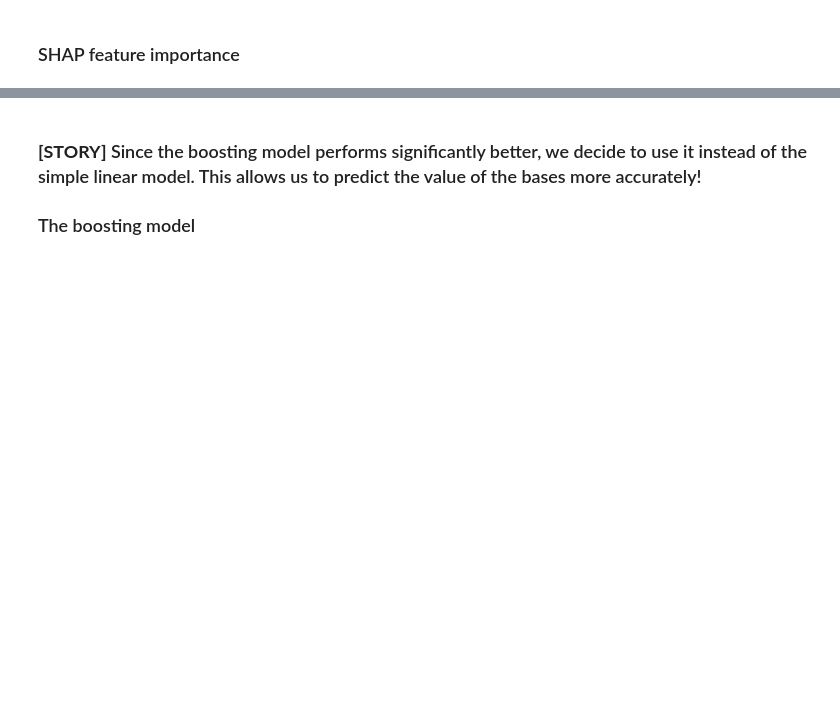
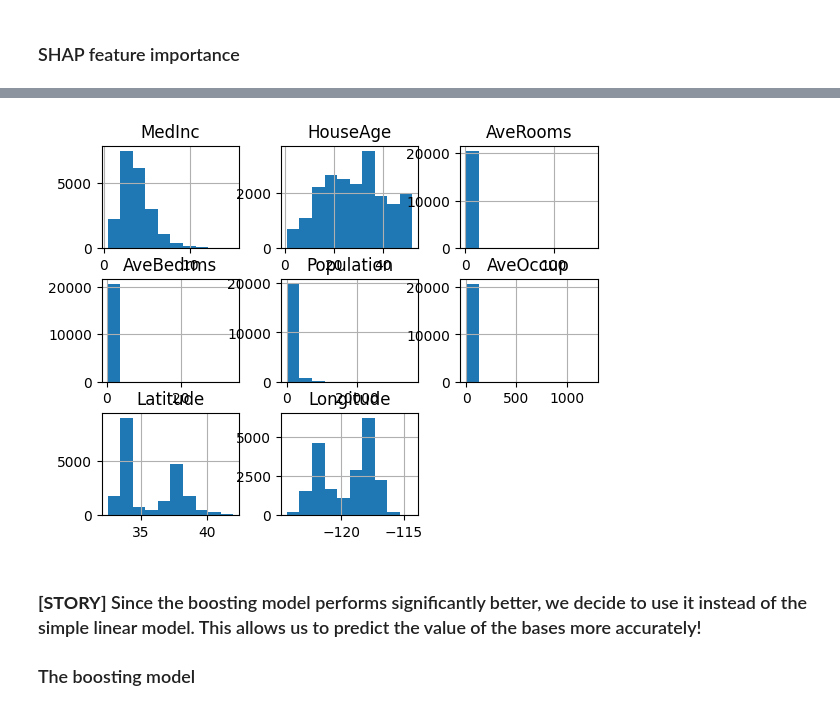
Before and after one commit to kajaprestn/TDT4172, a Jupyter notebook: Assignments/Assignment3/Project3_XAI.ipynb, the cells around one changed output, grey strips where cells are left out. Saved outputs shown, nothing was run; the diff lists cells and outputs as text; code cells hidden in the pictures; blank space fills up the shorter version.

```diff
--- a/Assignments/Assignment3/Project3_XAI.ipynb
+++ b/Assignments/Assignment3/Project3_XAI.ipynb
@@ -104,2 +145,6 @@ The coefficients indicate that AveBedrms is the most important feature, but in t
 # %%
 # TODO: WRITE YOUR CODE/ANSWER HERE
+
+data.hist()
+data.describe()
+# %% [output]
@@ -106,3 +160,4 @@ The coefficients indicate that AveBedrms is the most important feature, but in t
+[figure, added]
 # %% [markdown]
 ### **[STORY]** Since the boosting model performs significantly better, we decide to use it instead of the simple linear model. This allows us to predict the value of the bases more accurately!
 
```
Also changed, not shown: parts of 21 cells of this notebook, 8 other files.
